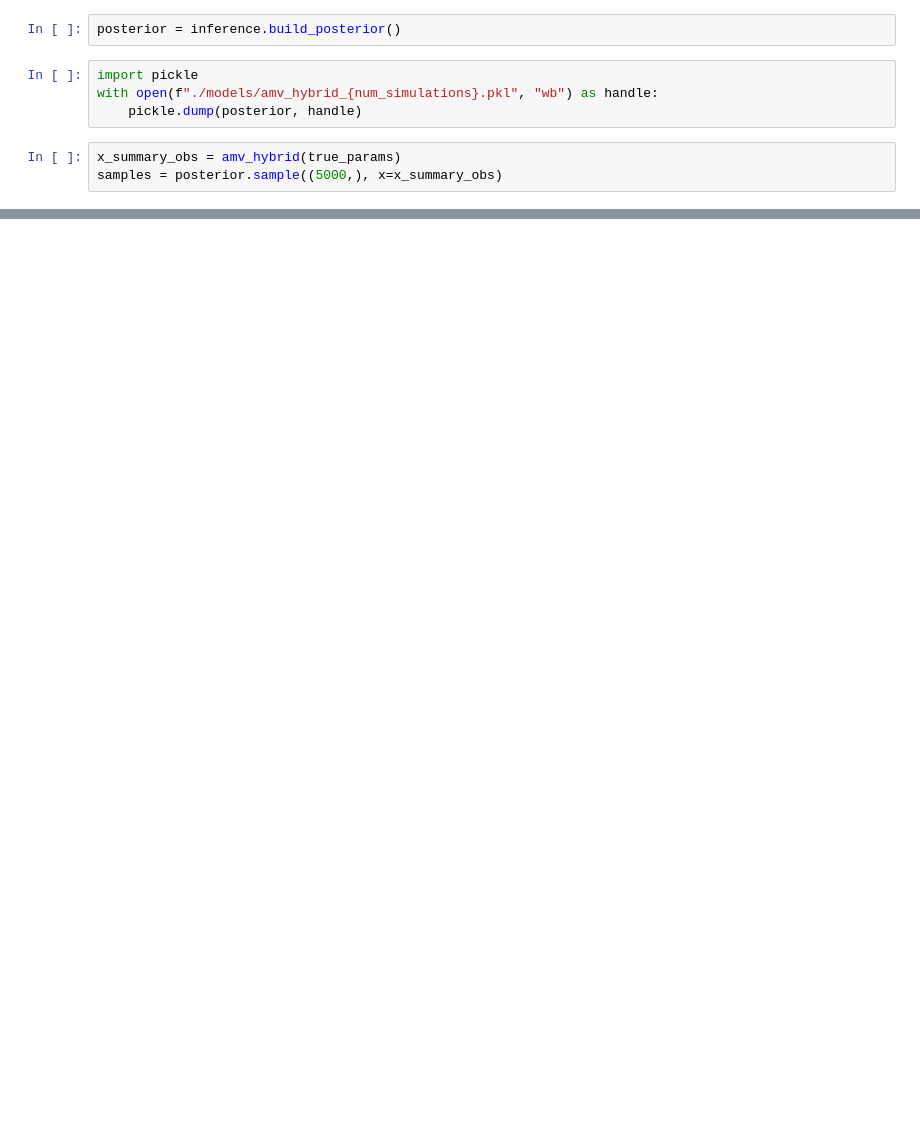
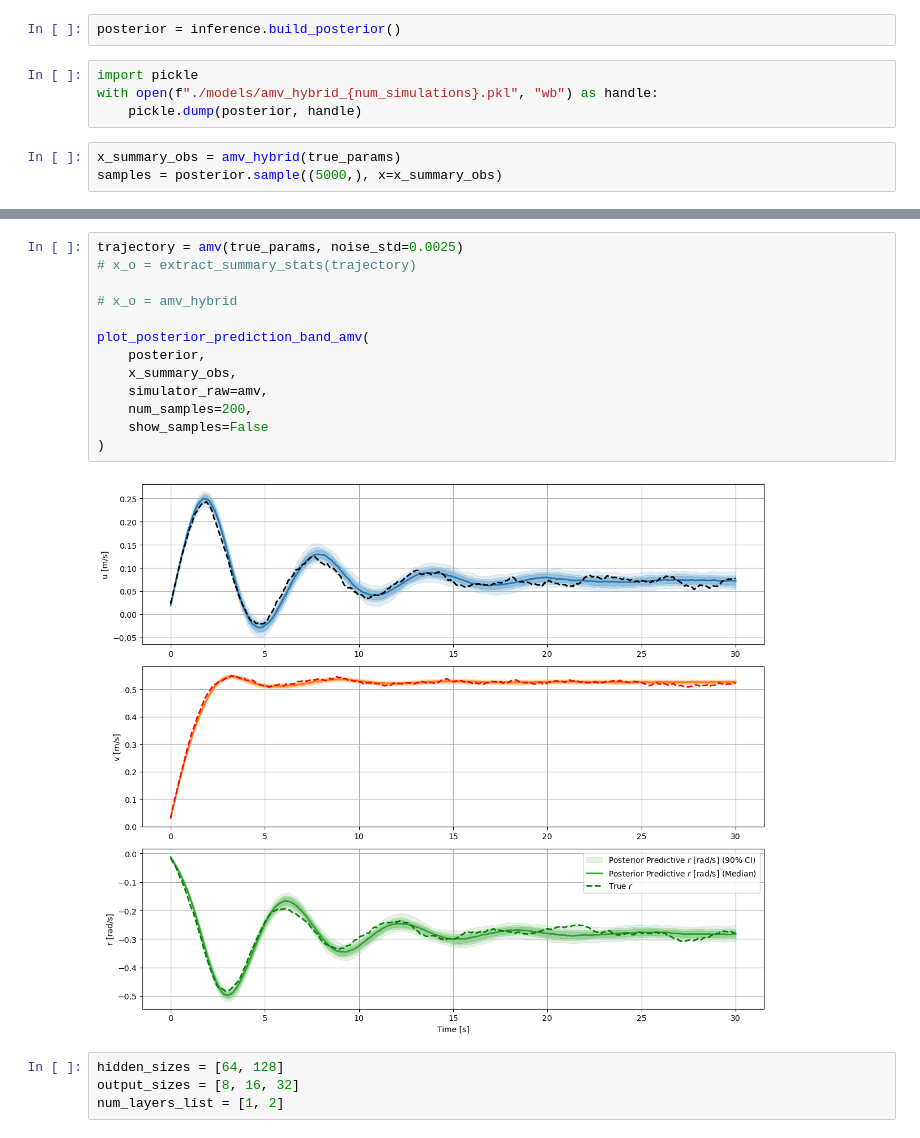
Before and after one commit to skcajs/pandora, a Jupyter notebook: notebooks/simulation_based_inference/amv/amv-expl.ipynb, the cells around one changed output, grey strips where cells are left out. Drawn from its saved outputs; the diff is of its cells as text; blank space fills up the shorter version.

```diff
--- a/notebooks/simulation_based_inference/amv/amv-expl.ipynb
+++ b/notebooks/simulation_based_inference/amv/amv-expl.ipynb
@@ -559,0 +545,19 @@ fig, ax = analysis.pairplot(
+# %%
+trajectory = amv(true_params, noise_std=0.0025)
+# x_o = extract_summary_stats(trajectory)
+
+# x_o = amv_hybrid
+
+plot_posterior_prediction_band_amv(
+    posterior,
+    x_summary_obs,
+    simulator_raw=amv,
+    num_samples=200,
+    show_samples=False
+)
+# %% [output]
+[figure, added]
+# %%
+hidden_sizes = [64, 128]
+output_sizes = [8, 16, 32]
+num_layers_list = [1, 2]
```
Also changed, not shown: parts of 11 cells of this notebook.
